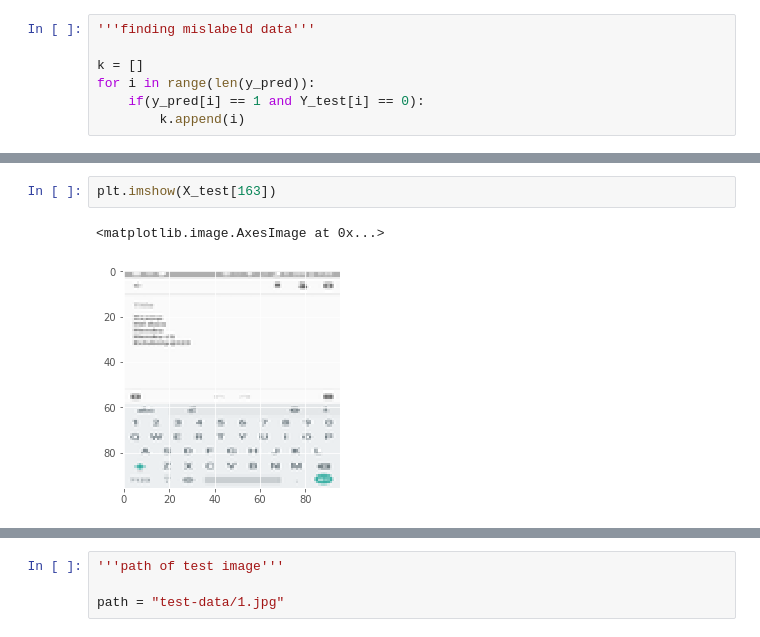
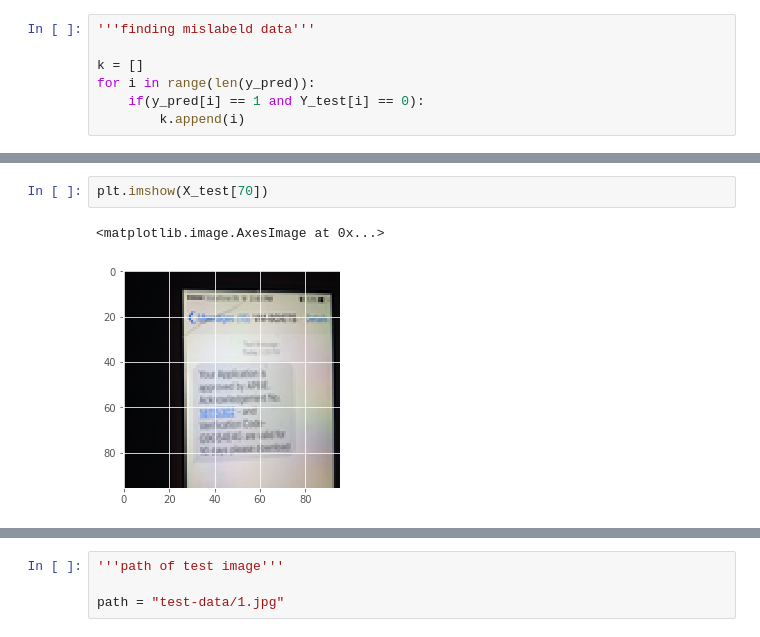
Before and after one commit to dsciitpatna/Notes-Separator, a Jupyter notebook: Models/Badrinath/test.ipynb, the cells around one changed output, grey strips where cells are left out. Drawn from its saved outputs; the diff is of its cells as text.

```diff
--- a/Models/Badrinath/test.ipynb
+++ b/Models/Badrinath/test.ipynb
@@ -113,5 +113,5 @@ k
 # %%
-plt.imshow(X_test[163])
+plt.imshow(X_test[70])
 # %% [output]
 <matplotlib.image.AxesImage at 0x...>
-[figure, old version]
+[figure, new version]
```
Also changed, not shown: parts of 29 cells of this notebook, 3 other files.
